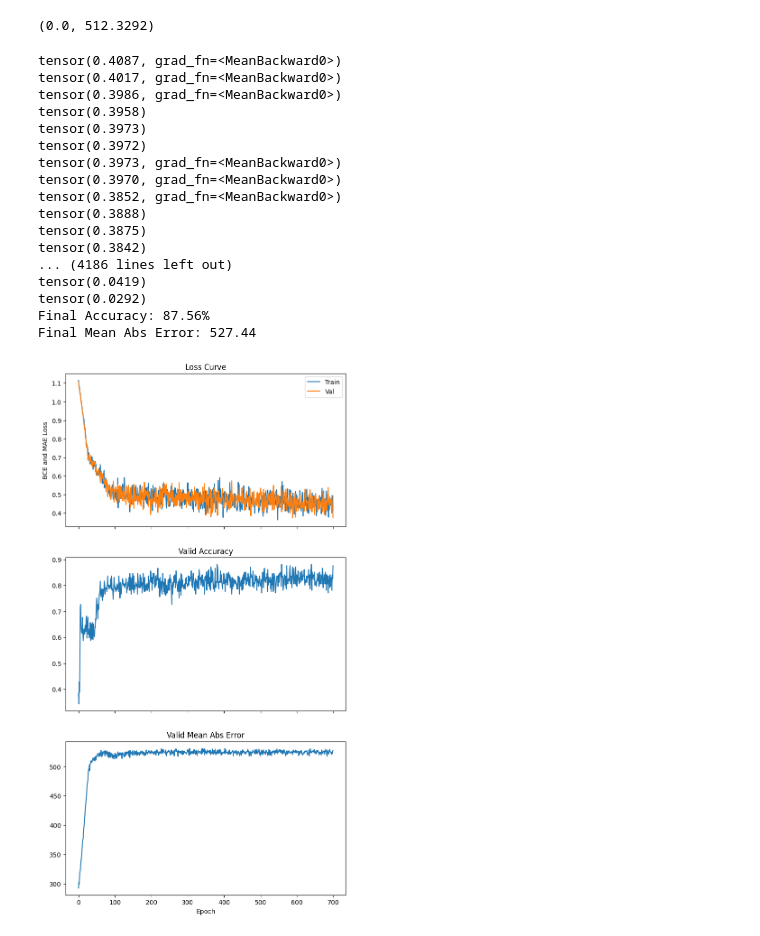
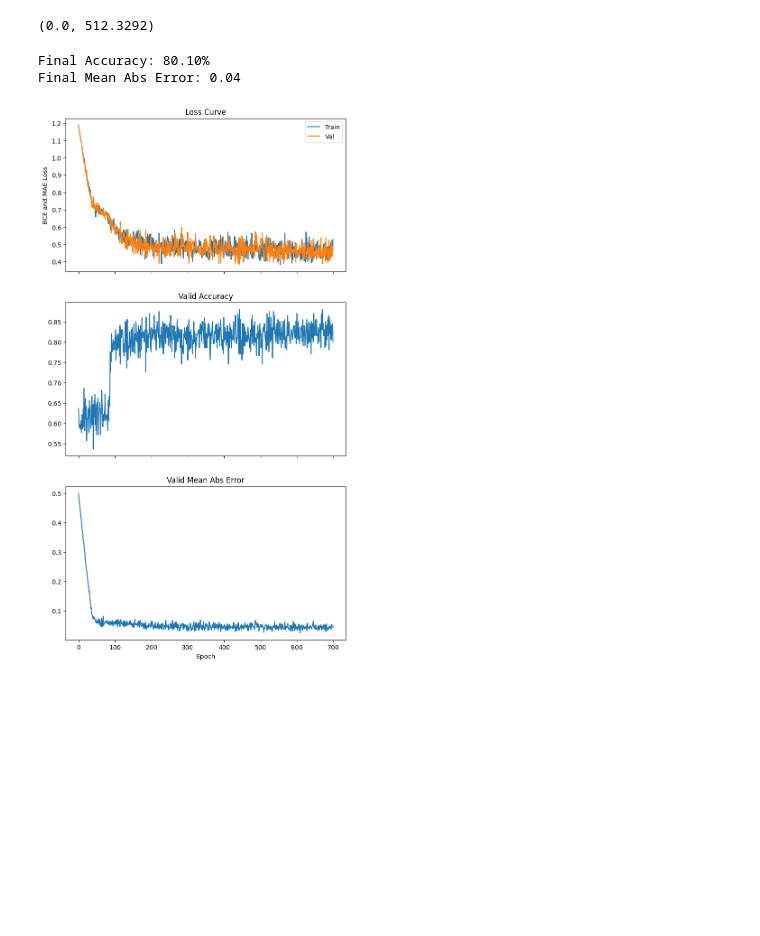
Before and after one commit to Daynil/course22, a Jupyter notebook: 04-titanic-experiments.ipynb, the cells around one changed output. Drawn from its saved outputs; the diff is of its cells as text; code cells hidden in the pictures; blank space fills up the shorter version.

```diff
--- a/04-titanic-experiments.ipynb
+++ b/04-titanic-experiments.ipynb
@@ -643,7 +641,6 @@ def loss_fn(Xb: torch.Tensor, yb: torch.Tensor):
         torch.nn.functional.sigmoid(Xb[:, 1:]),
         torch.nn.functional.sigmoid(torch.log(yb[:, 1:]))
     )
-    print(fare_loss)
     return survival_loss + fare_loss
 
 # loss_fn = torch.nn.BCELoss()
@@ -662,9 +659,8 @@ def train_loop(Xb: torch.Tensor, yb: torch.Tensor):
         (torch.nn.functional.sigmoid(preds[:, :1]) > 0.5) == yb[:, :1]
     ).float().mean()
     mae = torch.nn.functional.l1_loss(
-        # Sigmoid with a domain range (0-600 max fare)
-        torch.nn.functional.sigmoid(preds[:, 1:]) * (600 - 0) + 0,
-        yb[:, 1:]
+        torch.nn.functional.sigmoid(preds[:, 1:]),
+        torch.nn.functional.sigmoid(torch.log(yb[:, 1:]))
     )
 
     loss.backward()
@@ -681,9 +677,8 @@ def valid_loop(Xb: torch.Tensor, yb: torch.Tensor):
         (torch.nn.functional.sigmoid(preds[:, :1]) > 0.5) == yb[:, :1]
     ).float().mean()
     mae = torch.nn.functional.l1_loss(
-        # Sigmoid with a domain range (0-600 max fare)
-        torch.nn.functional.sigmoid(preds[:, 1:]) * (600 - 0) + 0,
-        yb[:, 1:]
+        torch.nn.functional.sigmoid(preds[:, 1:]),
+        torch.nn.functional.sigmoid(torch.log(yb[:, 1:]))
     )
     return loss, acc, mae
 
@@ -702,48 +697,33 @@ for epoch in range(epochs):
 
     losses_val.append(loss.item())
     accs.append(acc)
     maes.append(mae)
 
 fig, (ax0, ax1, ax2) = plt.subplots(
     nrows=3, ncols=1, sharex=True, figsize=(8,15)
 )
 ax0.plot(losses_trn, label='Train')
 ax0.plot(losses_val, label='Val')
 ax0.legend()
 ax0.set(
     title='Loss Curve',
     ylabel='BCE and MAE Loss'
 )
 
 ax1.plot(accs)
 ax1.set(
     title='Valid Accuracy',
 );
 
 ax2.plot(maes)
 ax2.set(
     title='Valid Mean Abs Error',
     xlabel='Epoch'
 );
 
 print(f'Final Accuracy: {acc.item()*100:.2f}%')
 print(f'Final Mean Abs Error: {mae.item():.2f}')
 # %% [output]
-tensor(0.4087, grad_fn=<MeanBackward0>)
-tensor(0.4017, grad_fn=<MeanBackward0>)
-tensor(0.3986, grad_fn=<MeanBackward0>)
-tensor(0.3958)
-tensor(0.3973)
-tensor(0.3972)
-tensor(0.3973, grad_fn=<MeanBackward0>)
-tensor(0.3970, grad_fn=<MeanBackward0>)
-tensor(0.3852, grad_fn=<MeanBackward0>)
-tensor(0.3888)
-tensor(0.3875)
-tensor(0.3842)
-... (4186 lines left out)
-tensor(0.0419)
-tensor(0.0292)
-Final Accuracy: 87.56%
-Final Mean Abs Error: 527.44
+Final Accuracy: 80.10%
+Final Mean Abs Error: 0.04
-[figure, old version]
+[figure, new version]
```
Also changed, not shown: parts of 1 cell of this notebook.
